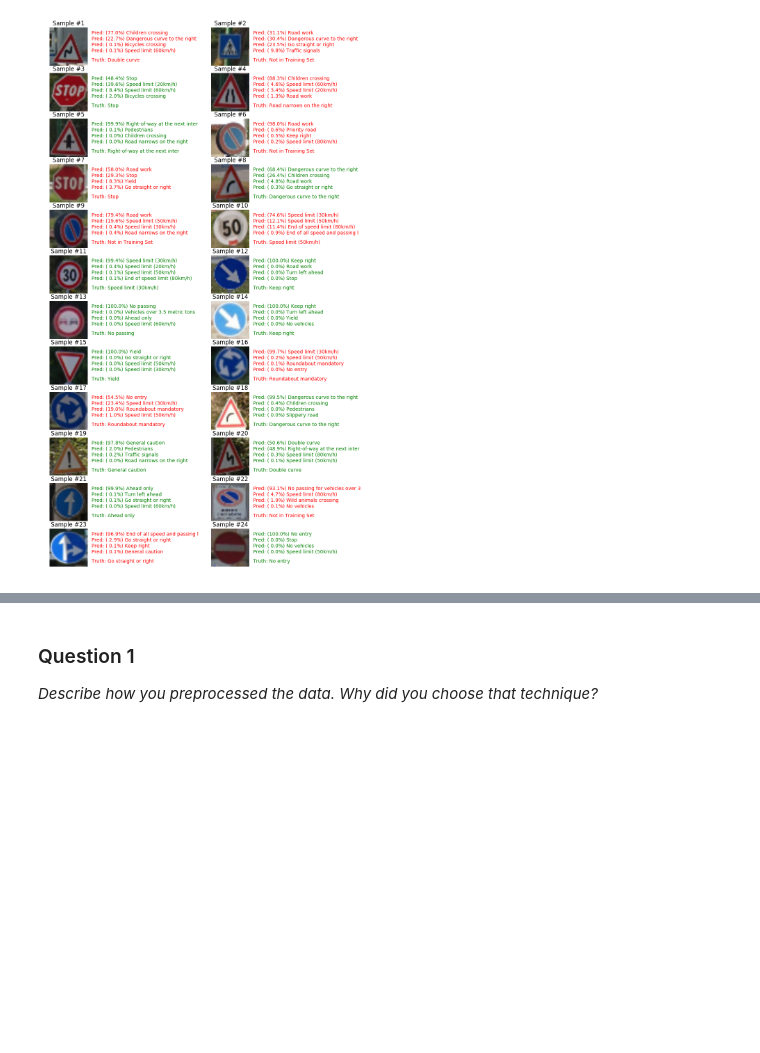
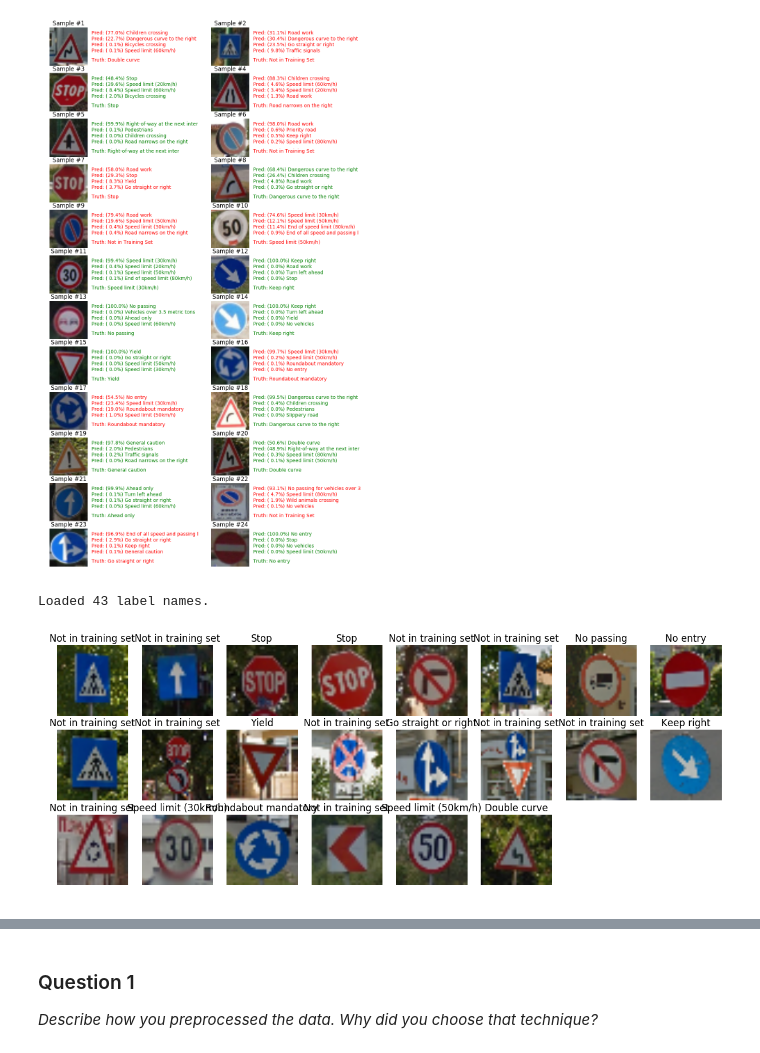
Before and after one commit to iRazvan/CarND-TSR, a Jupyter notebook: Traffic_Sign_Classifier_NoDropout_Working.ipynb, the cells around one changed output, grey strips where cells are left out. Saved outputs shown, nothing was run; the diff lists cells and outputs as text; code cells hidden in the pictures; blank space fills up the shorter version.

```diff
--- a/Traffic_Sign_Classifier_NoDropout_Working.ipynb
+++ b/Traffic_Sign_Classifier_NoDropout_Working.ipynb
@@ -746,3 +757,69 @@ Displaying the first 5 entries...
  [28  3  0 25  5]
  [11 27 28 24 29]]
 [figure]
+# %%
+# load the other data ("newdata2" folder)
+
+def load_and_scale_images(folder):
+    """Load and scale the new images to be 32x32x3"""
+    image_names = os.listdir(folder)
+    bgr_images = [cv2.imread(folder + "/" + name) for name in image_names]
+    rgb_images = [cv2.cvtColor(img, cv2.COLOR_BGR2RGB) for img in bgr_images]
+    resized_images = [cv2.resize(img, (32, 32)) for img in rgb_images]
+
+    grayscale_images = [cv2.cvtColor(img, cv2.COLOR_RGB2GRAY) for img in rgb_images]
+    return resized_images
+
+
+def grayscale(image):
+  converted = cv2.cvtColor(image, cv2.COLOR_RGB2GRAY)
+  return np.expand_dims(converted, axis=4)
+
+def process_images(images):
+  # Convert from rgb to grayscale
+  processed = [grayscale(image) for image in images]
+  return np.asarray(processed)
+
+def display_new_images_and_labels(images, labels):
+    plt.figure(figsize=(15, 15))
+    i = 1
+    for image in images:
+        plt.subplot(8, 8, i)
+        plt.axis('off')
+        #plt.text(35, 28, "Truth: {0:.30}".format(label_names_dict[truth]), color=color)
+        #plt.title("Sample #{0}".format(i))
+        label_text = labels[i - 1]
+        if label_text != -1:
+            plt.title("{0:.30}".format(label_names_dict[labels[i - 1]]))
+        else:
+            plt.title("Not in training set")
+        plt.imshow(image)
+        i += 1
+
+    plt.show()
+    return
+
+# Load the label names
+label_names_dict = load_label_names('signnames.csv')
+
+# Load the new scaled images
+images2 = load_and_scale_images("newdata2")
+
+# Assign the labels, -1 means not in training set.
+images_labels2 = np.array([-1, -1, 14, 14, -1, -1, 9, 17,
+                           -1, -1, 13, -1, 36, -1, -1, 38,
+                           -1, 1, 40, -1, 2, 21])
+
+n_images2 = process_images(images2)
+
+# Image Shape
+#img_shape = images.shape[1:]
+
+print("Loaded {0} label names.".format(len(label_names_dict)))
+#print("Loaded {0} images of size {1}.".format(n_img, img_shape))
+print()
+
+display_new_images_and_labels(images2, images_labels2)
+# %% [output]
+Loaded 43 label names.
+[figure, added]
```
Also changed, not shown: parts of 5 cells of this notebook, 26 other files.
